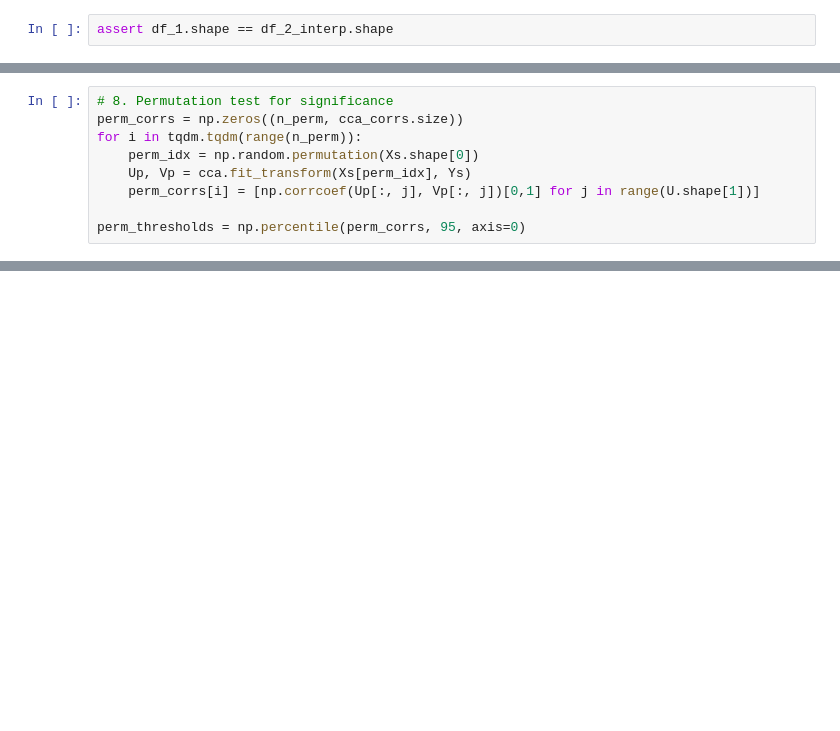
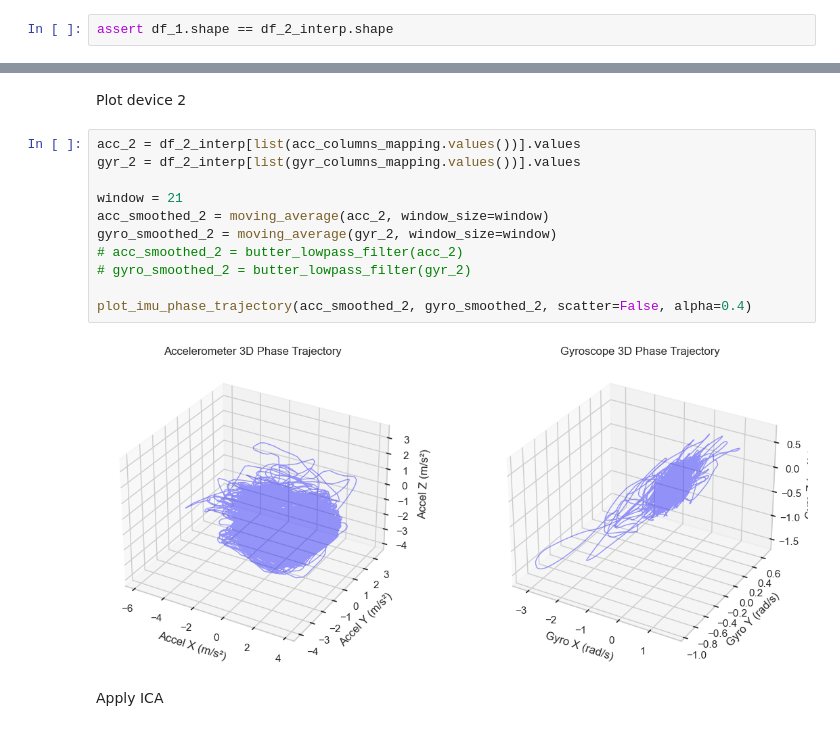
Before and after one commit to intsystems/Vladimirov-MS-Thesis, a Jupyter notebook: code/two-imu-one-dyn-syst.ipynb, the cells around one changed output, grey strips where cells are left out. Cells and saved outputs as stored; diff of their text form; blank space fills up the shorter version.

```diff
--- a/code/two-imu-one-dyn-syst.ipynb
+++ b/code/two-imu-one-dyn-syst.ipynb
@@ -197,9 +169,0 @@ from statsmodels.tsa.api import VAR
-# %%
-# 8. Permutation test for significance
-perm_corrs = np.zeros((n_perm, cca_corrs.size))
-for i in tqdm.tqdm(range(n_perm)):
-    perm_idx = np.random.permutation(Xs.shape[0])
-    Up, Vp = cca.fit_transform(Xs[perm_idx], Ys)
-    perm_corrs[i] = [np.corrcoef(Up[:, j], Vp[:, j])[0,1] for j in range(U.shape[1])]
-
-perm_thresholds = np.percentile(perm_corrs, 95, axis=0)
@@ -435,0 +332,17 @@ Mutual information (Z_c → each phone dim): [0.101 0.071 0.166 0.052 0.068 0.04
+# %% [markdown]
+Plot device 2
+# %%
+acc_2 = df_2_interp[list(acc_columns_mapping.values())].values
+gyr_2 = df_2_interp[list(gyr_columns_mapping.values())].values
+
+window = 21
+acc_smoothed_2 = moving_average(acc_2, window_size=window)
+gyro_smoothed_2 = moving_average(gyr_2, window_size=window)
+# acc_smoothed_2 = butter_lowpass_filter(acc_2)
+# gyro_smoothed_2 = butter_lowpass_filter(gyr_2)
+
+plot_imu_phase_trajectory(acc_smoothed_2, gyro_smoothed_2, scatter=False, alpha=0.4)
+# %% [output]
+[figure, added]
+# %% [markdown]
+Apply ICA
```
Also changed, not shown: parts of 64 cells of this notebook.
